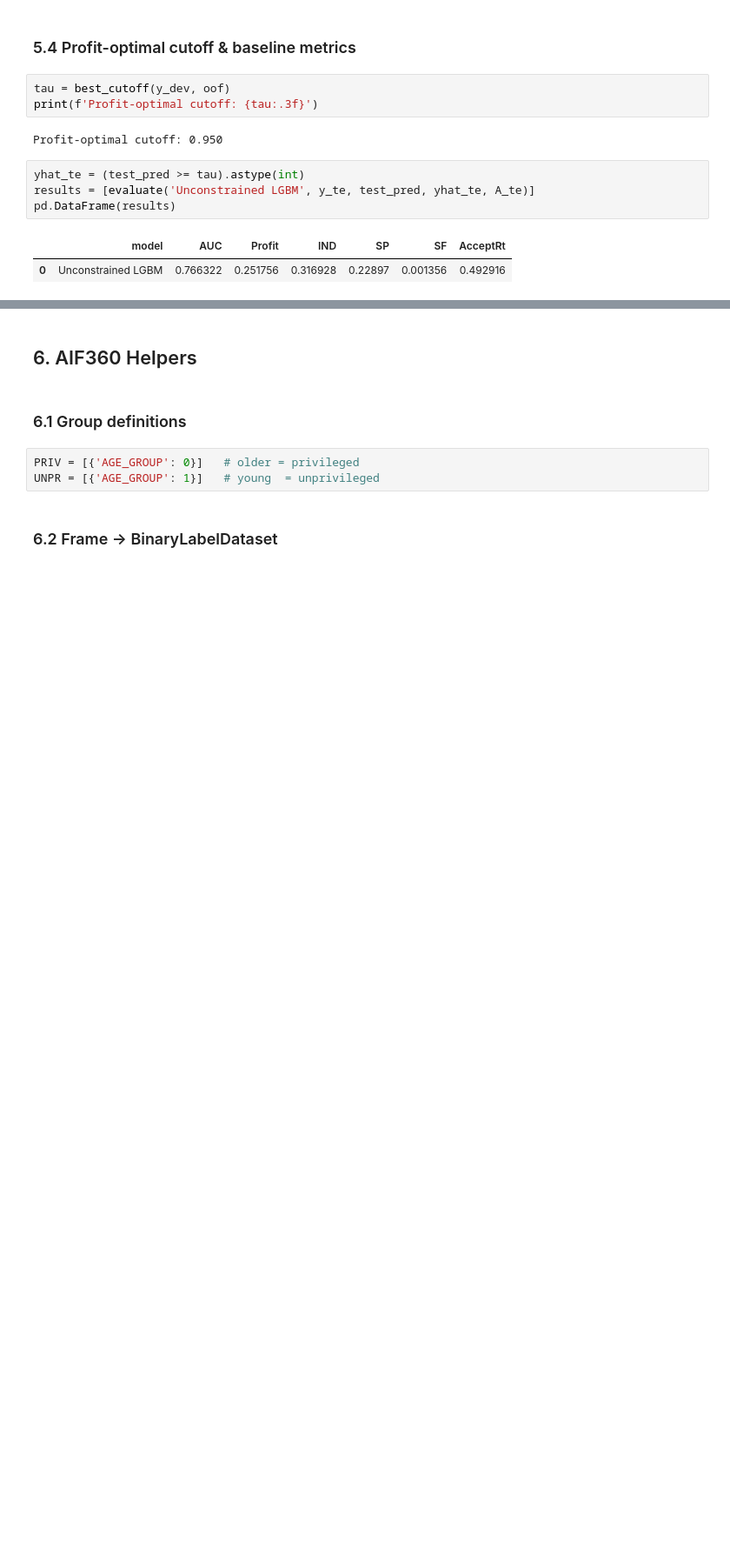
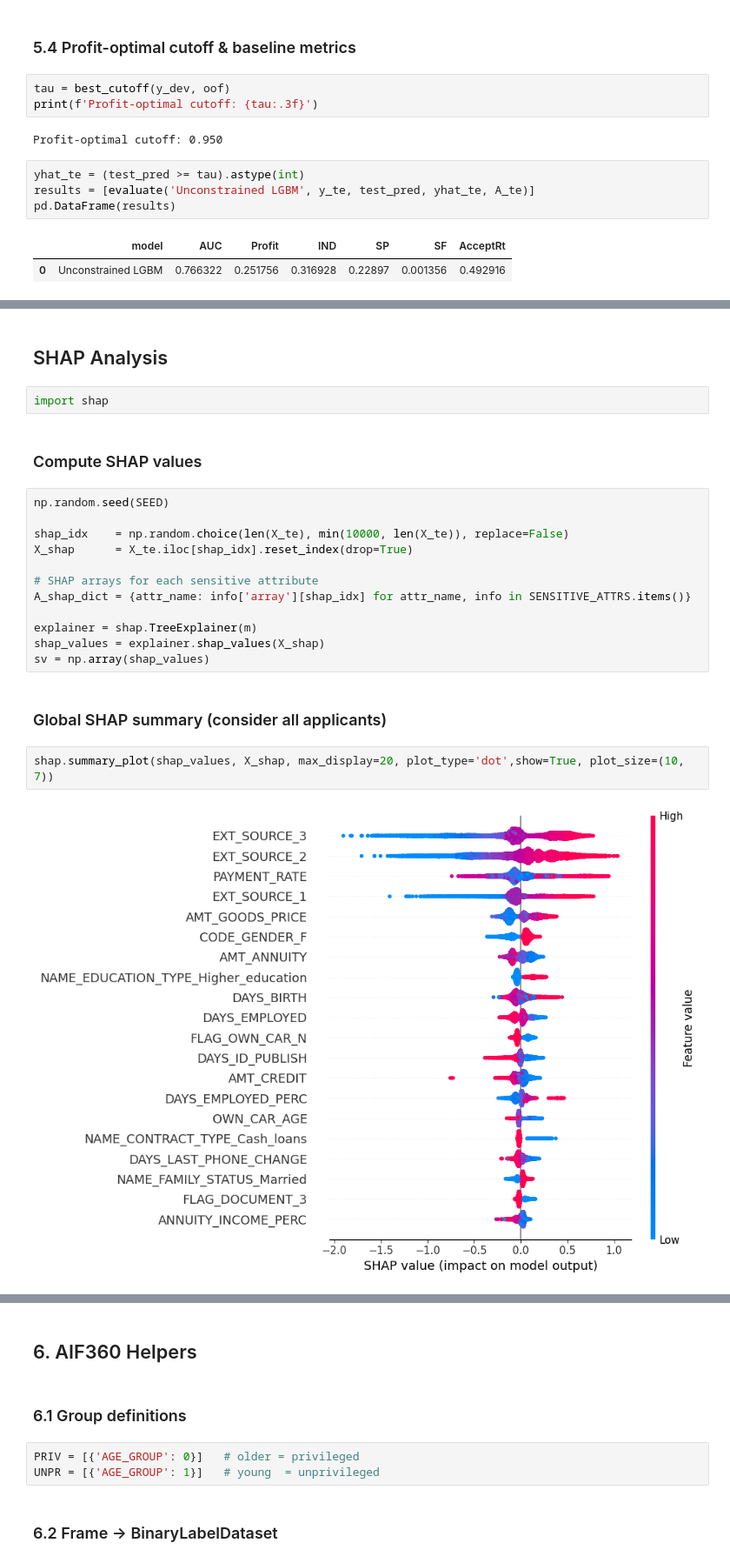
Before and after one commit to fahyada/Fair-Credit-Scoring, a Jupyter notebook: fair_credit_scoring_v1.ipynb, the cells around one changed output, grey strips where cells are left out. Shown at 87% size. Drawn from its saved outputs; the diff is of its cells as text; blank space fills up the shorter version.

```diff
--- a/fair_credit_scoring_v1.ipynb
+++ b/fair_credit_scoring_v1.ipynb
@@ -338,0 +1017,24 @@ pd.DataFrame(results)
+# %% [markdown]
+## SHAP Analysis
+# %%
+import shap
+# %% [markdown]
+### Compute SHAP values
+# %%
+np.random.seed(SEED)
+
+shap_idx    = np.random.choice(len(X_te), min(10000, len(X_te)), replace=False)
+X_shap      = X_te.iloc[shap_idx].reset_index(drop=True)
+
+# SHAP arrays for each sensitive attribute
+A_shap_dict = {attr_name: info['array'][shap_idx] for attr_name, info in SENSITIVE_ATTRS.items()}
+
+explainer = shap.TreeExplainer(m)
+shap_values = explainer.shap_values(X_shap)
+sv = np.array(shap_values)
+# %% [markdown]
+### Global SHAP summary (consider all applicants)
+# %%
+shap.summary_plot(shap_values, X_shap, max_display=20, plot_type='dot',show=True, plot_size=(10, 7))
+# %% [output]
+[figure, added]
```
Also changed, not shown: parts of 55 cells of this notebook, 1 other file.
